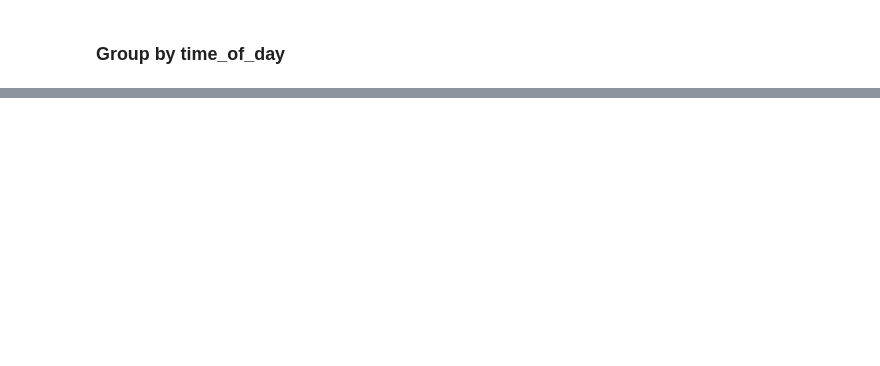
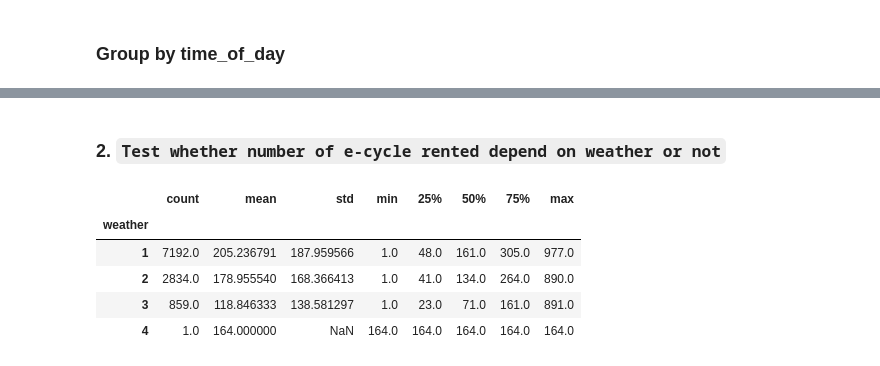
Before and after one commit to 9anubhavtyagi/yulu_eda, a Jupyter notebook: yulu_eda.ipynb, the cells around one changed output, grey strips where cells are left out. Saved outputs shown, nothing was run; the diff lists cells and outputs as text; code cells hidden in the pictures; blank space fills up the shorter version.

```diff
--- a/yulu_eda.ipynb
+++ b/yulu_eda.ipynb
@@ -739,0 +1219,11 @@ sns.pairplot(df[numerical_features])
+# %% [markdown]
+### 2. `Test whether number of e-cycle rented depend on weather or not`
+# %%
+df.groupby("weather")['count'].describe()
+# %% [output]
+|  | count | mean | std | min | 25% | 50% | 75% | max |
+| weather |  |  |  |  |  |  |  |  |
+| 1 | 7192.0 | 205.236791 | 187.959566 | 1.0 | 48.0 | 161.0 | 305.0 | 977.0 |
+| 2 | 2834.0 | 178.955540 | 168.366413 | 1.0 | 41.0 | 134.0 | 264.0 | 890.0 |
+| 3 | 859.0 | 118.846333 | 138.581297 | 1.0 | 23.0 | 71.0 | 161.0 | 891.0 |
+| 4 | 1.0 | 164.000000 | NaN | 164.0 | 164.0 | 164.0 | 164.0 | 164.0 |
```
Also changed, not shown: parts of 140 cells of this notebook.
